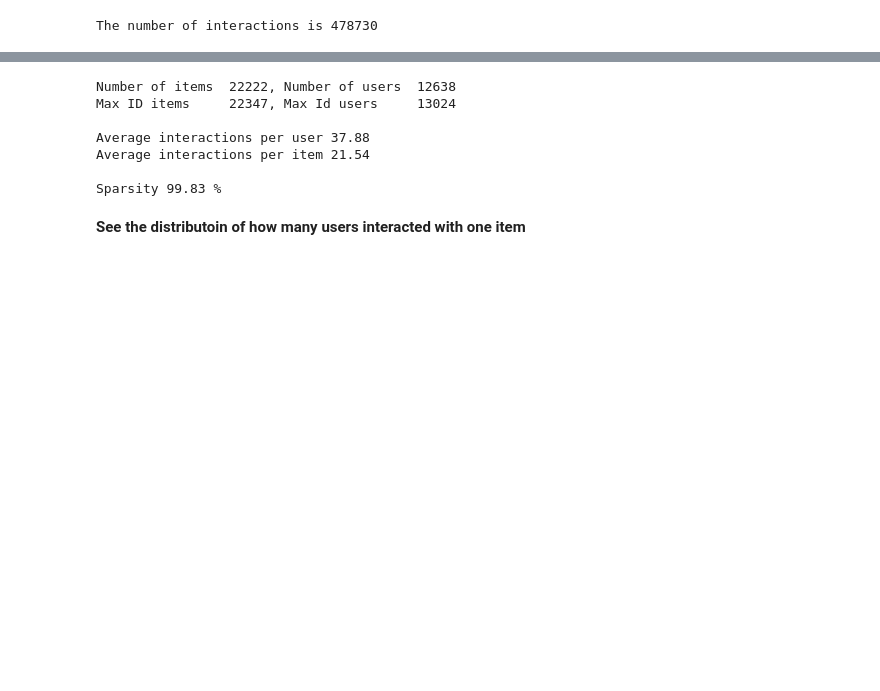
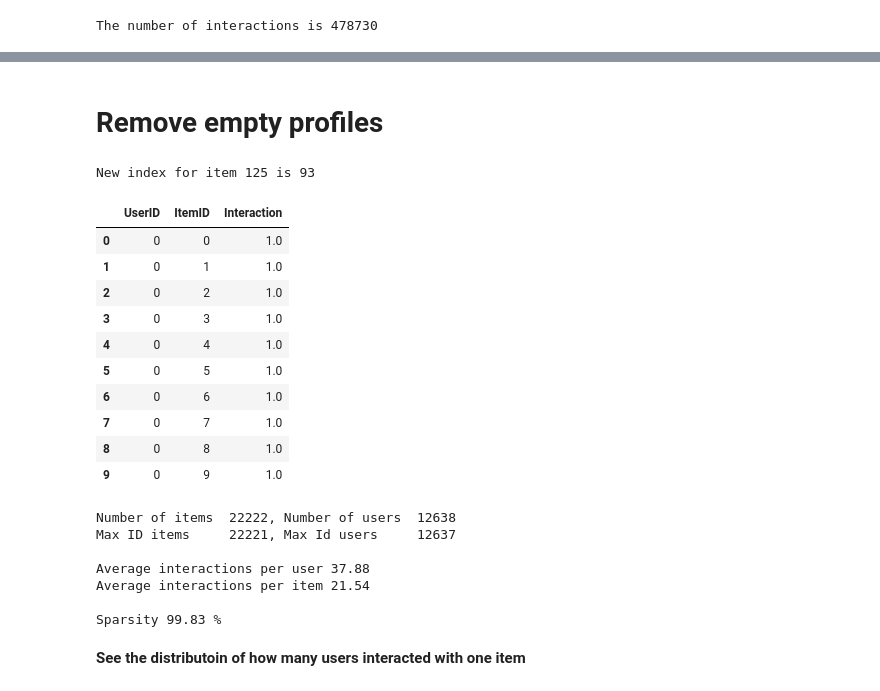
Before and after one commit to LucaBrembilla/RecSys2023ChallengePolimi, a Jupyter notebook: ItemBasedCollaborativeFiltering/Max/IBCFwithCV_Max.ipynb, the cells around one changed output, grey strips where cells are left out. Cells and saved outputs as stored; diff of their text form; code cells hidden in the pictures; blank space fills up the shorter version.

```diff
--- a/ItemBasedCollaborativeFiltering/Max/IBCFwithCV_Max.ipynb
+++ b/ItemBasedCollaborativeFiltering/Max/IBCFwithCV_Max.ipynb
@@ -36,3 +58,40 @@ The number of interactions is 478730
+# %% [markdown]
+# Remove empty profiles
+# %%
+# Remove empty IDs
+mapped_id, original_id = pd.factorize(urm_all_df["UserID"].unique())
+user_original_ID_to_index = pd.Series(mapped_id, index=original_id)
+
+mapped_id, original_id = pd.factorize(urm_all_df["ItemID"].unique())
+item_original_ID_to_index = pd.Series(mapped_id, index=original_id)
+
+
+
+# Let's create the mapping from items indices to original item_ids
+item_index_to_original_ID = pd.Series(item_original_ID_to_index.index,index = item_original_ID_to_index.values)
+
+
+
+original_item_ID = 125
+print("New index for item {} is {}".format(original_item_ID, item_original_ID_to_index[original_item_ID]))
+
+
+urm_all_df["UserID"] = urm_all_df["UserID"].map(user_original_ID_to_index)
+urm_all_df["ItemID"] = urm_all_df["ItemID"].map(item_original_ID_to_index)
+urm_all_df.head(n=10)
+# %% [output]
+New index for item 125 is 93
+|  | UserID | ItemID | Interaction |
+| 0 | 0 | 0 | 1.0 |
+| 1 | 0 | 1 | 1.0 |
+| 2 | 0 | 2 | 1.0 |
+| 3 | 0 | 3 | 1.0 |
+| 4 | 0 | 4 | 1.0 |
+| 5 | 0 | 5 | 1.0 |
+| 6 | 0 | 6 | 1.0 |
+| 7 | 0 | 7 | 1.0 |
+| 8 | 0 | 8 | 1.0 |
+| 9 | 0 | 9 | 1.0 |
 # %%
 userID_unique = urm_all_df["UserID"].unique()
 itemID_unique = urm_all_df["ItemID"].unique()
@@ -49,7 +108,7 @@ print ("Average interactions per item {:.2f}\n".format(n_interactions/n_items))
 print ("Sparsity {:.2f} %".format((1-float(n_interactions)/(n_items*n_users))*100))
 # %% [output]
 Number of items  22222, Number of users  12638
-Max ID items     22347, Max Id users     13024
+Max ID items     22221, Max Id users     12637
 
 Average interactions per user 37.88
 Average interactions per item 21.54
```
Also changed, not shown: parts of 21 cells of this notebook, 34 other files.
